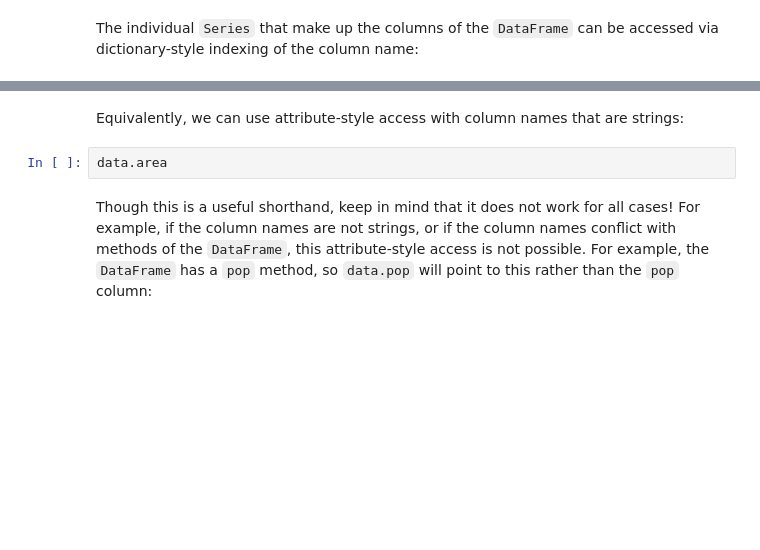
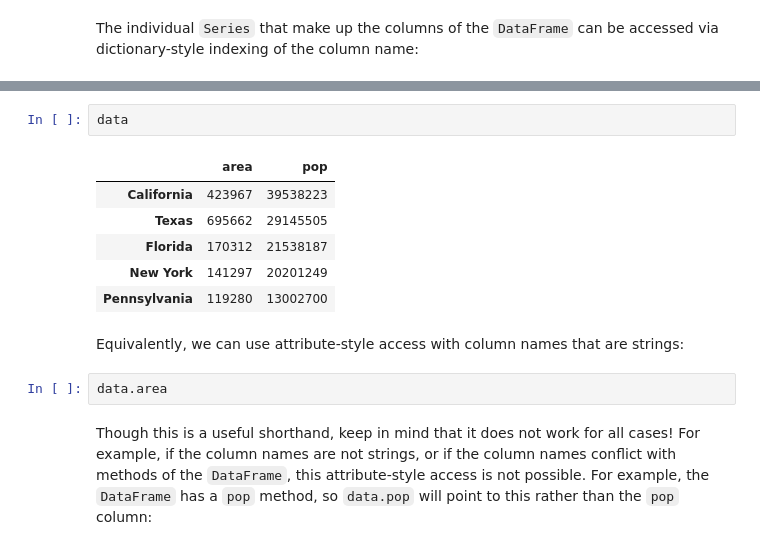
Before and after one commit to jostinjerico/github.io, a Jupyter notebook: DAEM_01.ipynb, the cells around one changed output, grey strips where cells are left out. Drawn from its saved outputs; the diff is of its cells as text; blank space fills up the shorter version.

```diff
--- a/DAEM_01.ipynb
+++ b/DAEM_01.ipynb
@@ -471,3 +761,12 @@ data['area']
+# %%
+data
+# %% [output]
+|  | area | pop |
+| California | 423967 | 39538223 |
+| Texas | 695662 | 29145505 |
+| Florida | 170312 | 21538187 |
+| New York | 141297 | 20201249 |
+| Pennsylvania | 119280 | 13002700 |
 # %% [markdown]
 Equivalently, we can use attribute-style access with column names that are strings:
 # %%
```
Also changed, not shown: parts of 49 cells of this notebook.
